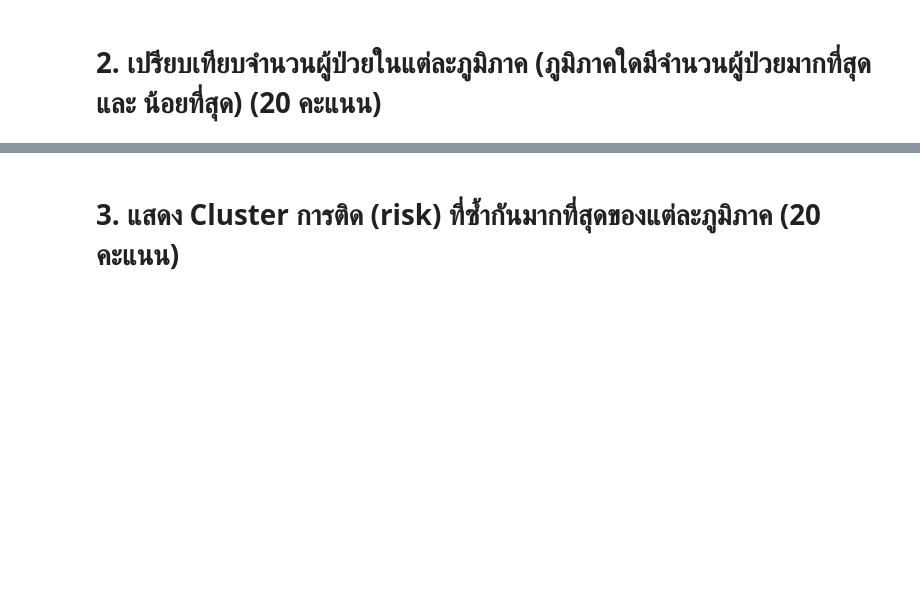
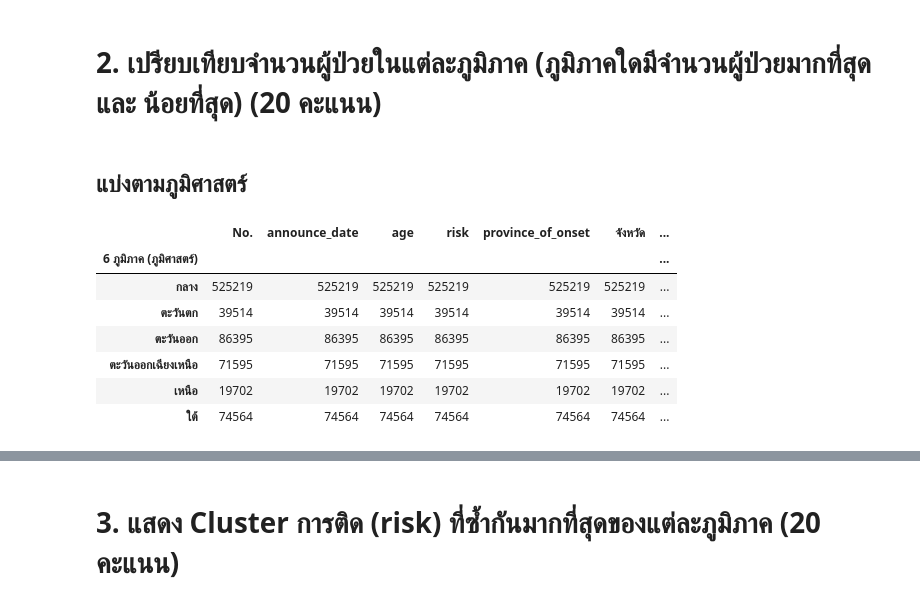
Before and after one commit to Chonthichasi/data_viz_2022, a Jupyter notebook: BasicPython&DataViz_midterm2022.ipynb, the cells around one changed output, grey strips where cells are left out. Saved outputs shown, nothing was run; the diff lists cells and outputs as text; code cells hidden in the pictures; blank space fills up the shorter version.

```diff
--- a/BasicPython&DataViz_midterm2022.ipynb
+++ b/BasicPython&DataViz_midterm2022.ipynb
@@ -188,7 +178,7 @@ data2 = {'จังหวัด':['อำนาจเจริญ','บึงก
              '5 ภูมิภาค (การท่องเที่ยว)':['ตะวันออกเฉียงเหนือ','ตะวันออกเฉียงเหนือ','ตะวันออกเฉียงเหนือ','ตะวันออกเฉียงเหนือ','ตะวันออกเฉียงเหนือ','ตะวันออกเฉียงเหนือ','ตะวันออกเฉียงเหนือ','ตะวันออกเฉียงเหนือ','ตะวันออกเฉียงเหนือ','ตะวันออกเฉียงเหนือ','ตะวันออกเฉียงเหนือ','ตะวันออกเฉียงเหนือ','ตะวันออกเฉียงเหนือ','ตะวันออกเฉียงเหนือ','ตะวันออกเฉียงเหนือ','ตะวันออกเฉียงเหนือ','ตะวันออกเฉียงเหนือ','ตะวันออกเฉียงเหนือ','ตะวันออกเฉียงเหนือ','ตะวันออกเฉียงเหนือ','เหนือ','เหนือ','เหนือ','เหนือ','เหนือ','เหนือ','เหนือ','เหนือ','เหนือ','เหนือ','เหนือ','เหนือ','เหนือ','เหนือ','เหนือ','เหนือ','เหนือ','กลาง','กลาง','กลาง','กลาง','กลาง','กลาง','กลาง','กลาง','กลาง','กลาง','กลาง','กลาง','กลาง','กลาง','กลาง','ตะวันออก','ตะวันออก','ตะวันออก','ตะวันออก','ตะวันออก','ตะวันออก','ตะวันออก','กลาง','กลาง','กลาง','กลาง','ใต้','ใต้','ใต้','ใต้','ใต้','ใต้','ใต้','ใต้','ใต้','ใต้','ใต้','ใต้','ใต้','ใต้']
 }
 # %%
-data2 = pd.DataFrame.from_dict(data2)
+data2 = pd.DataFrame.from_dict(data_region)
 data2
 # %% [output]
 |  | จังหวัด | 6 ภูมิภาค (ภูมิศาสตร์) | 4 ภูมิภาค (การเมือง) | 6 ภูมิภาค (อุตุนิยมวิทยา) | 5 ภูมิภาค (การท่องเที่ยว) |
@@ -217,0 +224,3 @@ dtype: bool
+# %%
+data1 = data[['No.','announce_date','age','risk','province_of_onset']]
+data1
@@ -218,5 +241,5 @@ dtype: bool
 # %%
-datacovid = data.merge(data2,how='left', left_on='province_of_onset',right_on='จังหวัด')
+datacovid = data1.merge(data2,how='left', left_on='province_of_onset',right_on='จังหวัด')
 datacovid
 # %% [output]
 |  | No. | announce_date | age | risk | province_of_onset | จังหวัด | 6 ภูมิภาค (ภูมิศาสตร์) | ... |
@@ -261 +276,3 @@ datacovid_drop.shape
+# %%
+datacovid1 = datacovid.fillna(method='ffill')
 # %%
@@ -426,3 +427,16 @@ datacovid4_5.head(1)
 | 13 | 14 | 2020-01-28 | 32.0 | คนต่างชาติเดินทางมาจากต่างประเทศ | ภูเก็ต | ภูเก็ต | ใต้ | ... |
 # %% [markdown]
 # 2. เปรียบเทียบจำนวนผู้ป่วยในแต่ละภูมิภาค (ภูมิภาคใดมีจำนวนผู้ป่วยมากที่สุด และ น้อยที่สุด) (20 คะแนน)
+# %% [markdown]
+## แบ่งตามภูมิศาสตร์
+# %%
+datacovid1.groupby('6 ภูมิภาค (ภูมิศาสตร์)').count()
+# %% [output]
+|  | No. | announce_date | age | risk | province_of_onset | จังหวัด | ... |
+| 6 ภูมิภาค (ภูมิศาสตร์) |  |  |  |  |  |  | ... |
+| กลาง | 525219 | 525219 | 525219 | 525219 | 525219 | 525219 | ... |
+| ตะวันตก | 39514 | 39514 | 39514 | 39514 | 39514 | 39514 | ... |
+| ตะวันออก | 86395 | 86395 | 86395 | 86395 | 86395 | 86395 | ... |
+| ตะวันออกเฉียงเหนือ | 71595 | 71595 | 71595 | 71595 | 71595 | 71595 | ... |
+| เหนือ | 19702 | 19702 | 19702 | 19702 | 19702 | 19702 | ... |
+| ใต้ | 74564 | 74564 | 74564 | 74564 | 74564 | 74564 | ... |
```
Also changed, not shown: parts of 62 cells of this notebook.
